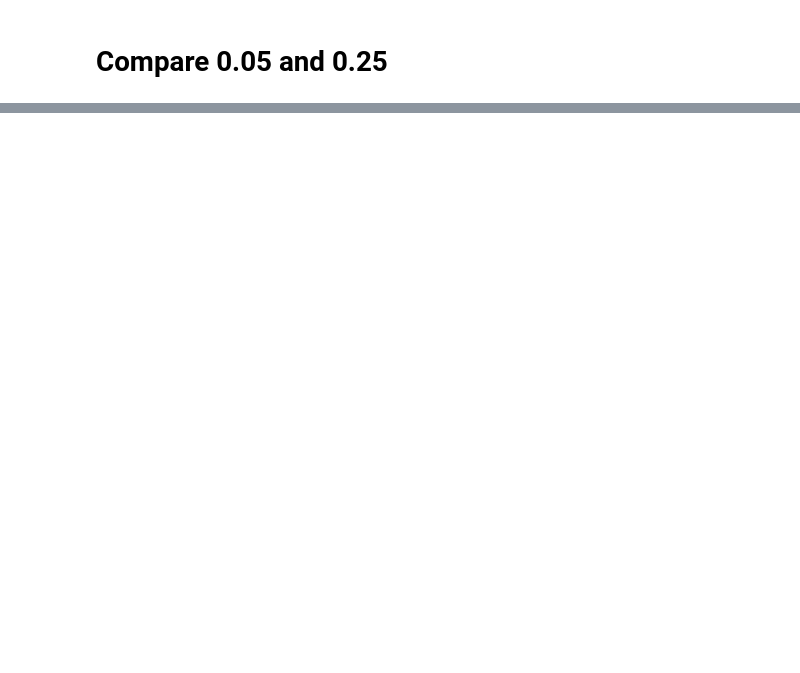
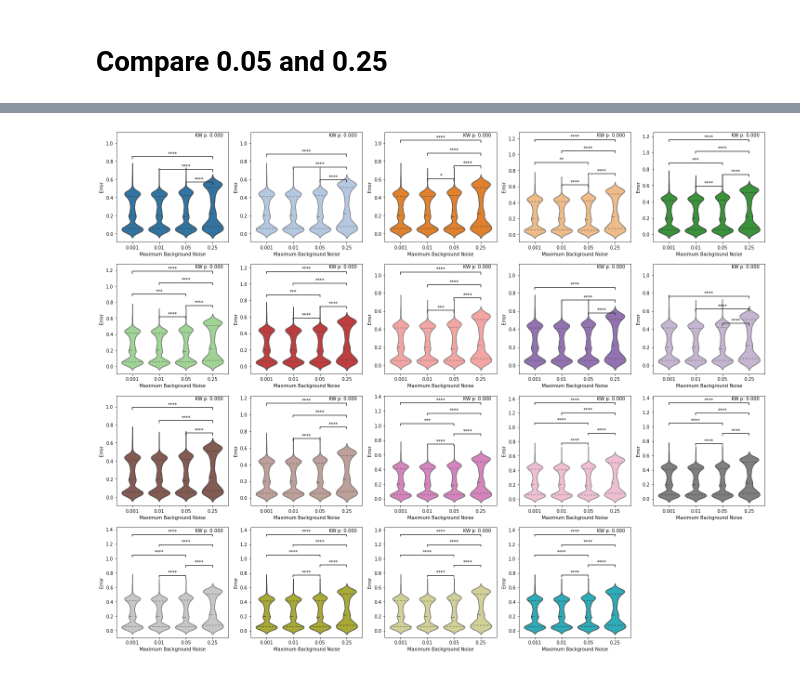
Before and after one commit to hmbaghdassarian/c2c_sim, a Jupyter notebook: explore/noise_v_errorp2.ipynb, the cells around one changed output, grey strips where cells are left out. Drawn from its saved outputs; the diff is of its cells as text; code cells hidden in the pictures; blank space fills up the shorter version.

```diff
--- a/explore/noise_v_errorp2.ipynb
+++ b/explore/noise_v_errorp2.ipynb
@@ -341,0 +294,79 @@ for coord in coords[n_noise - nrows*ncols:]:
+# %%
+noise_vals = sorted(viz_df.Noise.unique())
+nm_order = sorted(viz_df.noise_max.unique())
+box_coords = {v:idx for idx,v in enumerate(nm_order)}
+comparisons = list(itertools.combinations(nm_order, 2))
+n_noise = len(viz_df.Noise.unique())
+if n_noise > 5:
+    ncols = 5
+    nrows = math.ceil(n_noise/ncols)
+    coords = list(itertools.product(list(range(nrows)), list(range(ncols))))
+else:
+    ncols = n_noise
+    coords = list(itertools.product([0], list(range(ncols))))
+
+colors = sns.color_palette("tab20")[:((len(viz_df.Noise.unique())))]
+fig, ax = plt.subplots(figsize = (ncols*5, nrows*5), ncols = ncols, nrows = nrows)
+
+counter = 0
+for nv in noise_vals:
+    vdf = viz_df[viz_df.Noise == nv]
+
+    # corrected pvalues
+    pvals = list()
+    sdf = stat_df[stat_df.Noise == nv]
+    for comp_ in comparisons:
+        pvals.append(scipy.stats.mannwhitneyu(sdf[sdf.noise_max == comp_[0]].Error,
+                                 sdf[sdf.noise_max == comp_[1]].Error, use_continuity = False,
+                                              alternative = 'less').pvalue)
+    pvals = multipletests(pvals, method = 'fdr_bh')[1]
+
+    sns.violinplot(x = 'noise_max', y = 'Error', data = viz_df, color = colors[counter],
+                  split = True, scale='width', inner = 'quartile', bw = 'silverman',
+                   ax = ax[coords[counter]])
+    ax[coords[counter]].set_xlabel('Maximum Background Noise')
+
+    nm__=sdf['noise_max'].unique()
+    sdf2=pd.concat([sdf.groupby('noise_max')['Error'].get_group(key) for key in nm__],axis=1)
+    sdf2.columns=nm__
+    sdf2.reset_index(inplace=True, drop = True)
+    sdf2 = pd.DataFrame(data = {col: sdf2.loc[:,col].dropna().tolist() for col in sdf2.columns})
+    kw_pval = scipy.stats.mstats.kruskal(*[sdf2.loc[:,col].values for col in sdf2.columns]).pvalue
+
+    # add significance
+    if np.any(pvals <= 0.05):
+        sig_idx = [idx for idx, pval in enumerate(pvals) if pval <= 0.05]
+        sig_p = [pvals[idx] for idx in range(len(pvals)) if idx in sig_idx]
+        bp = list(itertools.combinations(nm_order,2))
+        sig_box = [bp[idx] for idx in range(len(bp)) if idx in sig_idx]
+        sig_box =  [(str(i[0]), str(i[1])) for i in sig_box]
+#         sig_box = [(box_coords[i[0]], box_coords[i[1]]) for i in sig_box] # translate to axes coordinates
+        with warnings.catch_warnings():
+            warnings.simplefilter("ignore")
+            sdf['noise_max'] = sdf['noise_max'].astype(str)
+
+
+        ylim = ax[coords[counter]].get_ylim()
+        ax[coords[counter]].set_ylim(ylim[0], ylim[1] + 0.3)
+        add_stat_annotation(ax[coords[counter]], data=sdf, x='Error', y='noise_max',
+                            loc='inside', verbose=False,hue = None,
+                            test = None, perform_stat_test = False,
+                            pvalues = sig_p, box_pairs=sig_box)
+
+    ax[coords[counter]].annotate('KW p: {:.3f}'.format(kw_pval),
+                                xy = (0.7,0.96), xycoords = 'axes fraction')
+#     if coords[counter][0] != nrows -1:
+#         ax[coords[counter].set_xlabel('')
+#     if coords[counter][1] != 0:
+#         ax[coords[counter].set_ylabel('')
+
+    counter += 1
+
+for coord in coords[n_noise - nrows*ncols:]:
+    ax[coord].axis('off')
+
+# for ext in ['.pdf', '.png', '.svg']:
+#     plt.savefig(fig_path + 'background_noise_compare' + ext, bbox_inches = 'tight')
+# ;
+# %% [output]
+[figure, added]
```
Also changed, not shown: parts of 17 cells of this notebook, 1 other file.
